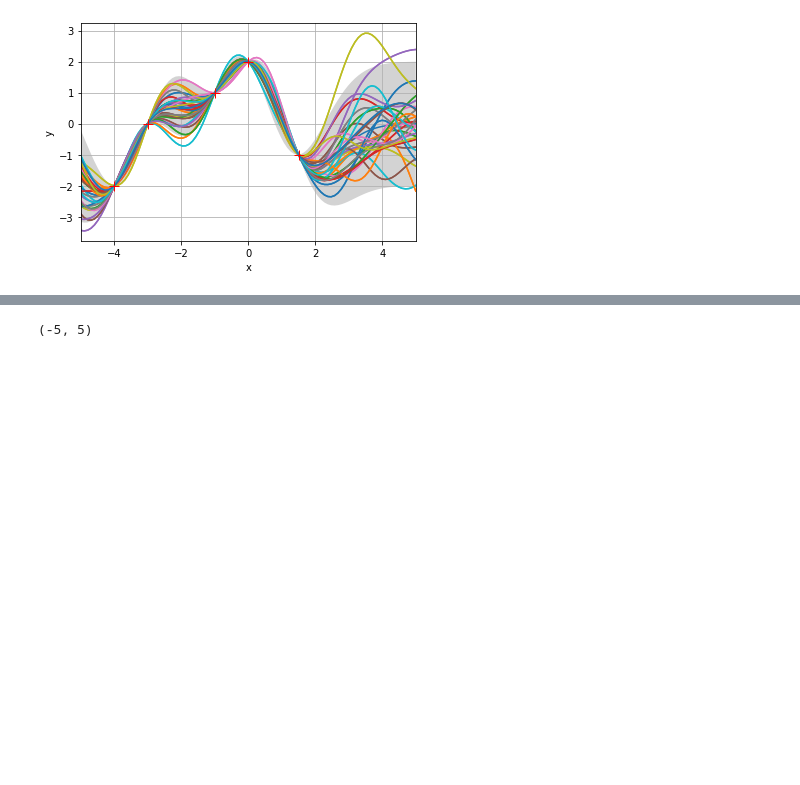
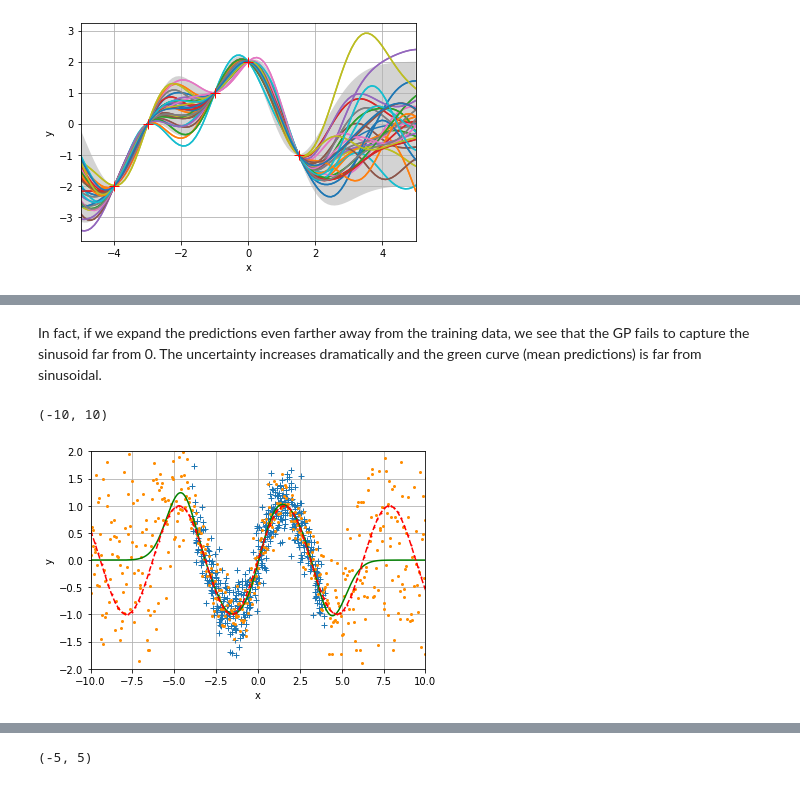
Before and after one commit to ks8/machine-learning-for-structure, a Jupyter notebook: GP.ipynb, the cells around one changed output, grey strips where cells are left out. Saved outputs shown, nothing was run; the diff lists cells and outputs as text; code cells hidden in the pictures; blank space fills up the shorter version.

```diff
--- a/GP.ipynb
+++ b/GP.ipynb
@@ -236,3 +270,6 @@ Note that the mean prediction for a single output $y_*$ is a linear combination
 # %%
-X = np.expand_dims(np.random.uniform(-4, 4, 500), axis=1)
-Y = np.expand_dims(np.sin(X).flatten() + np.sqrt(0.1)*np.random.randn(500), axis=1)
+noise = 0.1 # \sigma_n^2
+num_inputs = 500
+
+X = np.expand_dims(np.random.uniform(-4, 4, num_inputs), axis=1) # training inputs
+Y = np.expand_dims(np.sin(X).flatten() + np.sqrt(noise)*np.random.randn(num_inputs), axis=1)  # noisy training measurements from a sin function with Gaussian noise N(0, \sigma_n^2)
@@ -252 +314,3 @@ def mean_var_pred(x_test):
+# %% [markdown]
+In fact, if we expand the predictions even farther away from the training data, we see that the GP fails to capture the sinusoid far from 0. The uncertainty increases dramatically and the green curve (mean predictions) is far from sinusoidal.
 # %%
@@ -258,0 +323,15 @@ for i in range(500):
+# %%
+# plot the results
+fig, ax = plt.subplots(1)
+plt.plot(X, Y, linestyle='', marker='+')
+plt.plot(x_test, y_pred_noise, linestyle='', marker='o', markersize=2, color='darkorange')
+plt.plot(x_test, y_pred, linestyle='-', color='green')
+plt.plot(np.linspace(-20, 20, 200), np.sin(np.linspace(-20, 20, 200)), linestyle='--', marker='o', markersize=1, color='red')
+plt.xlabel('x')
+plt.ylabel('y')
+plt.grid()
+plt.ylim((-2, 2))
+plt.xlim((-10, 10))
+# %% [output]
+(-10, 10)
+[figure, added]
```
Also changed, not shown: parts of 20 cells of this notebook, 1 other file.
